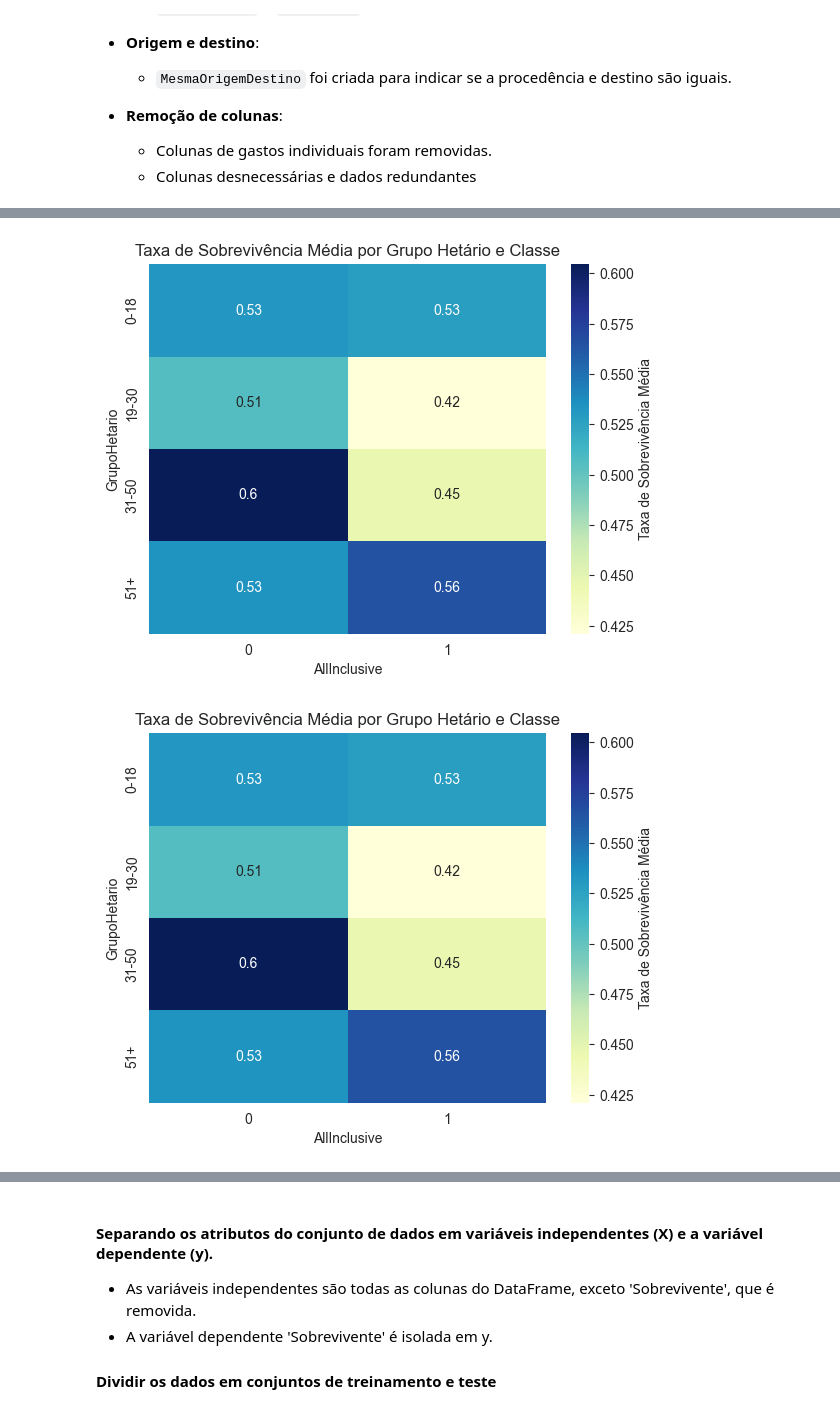
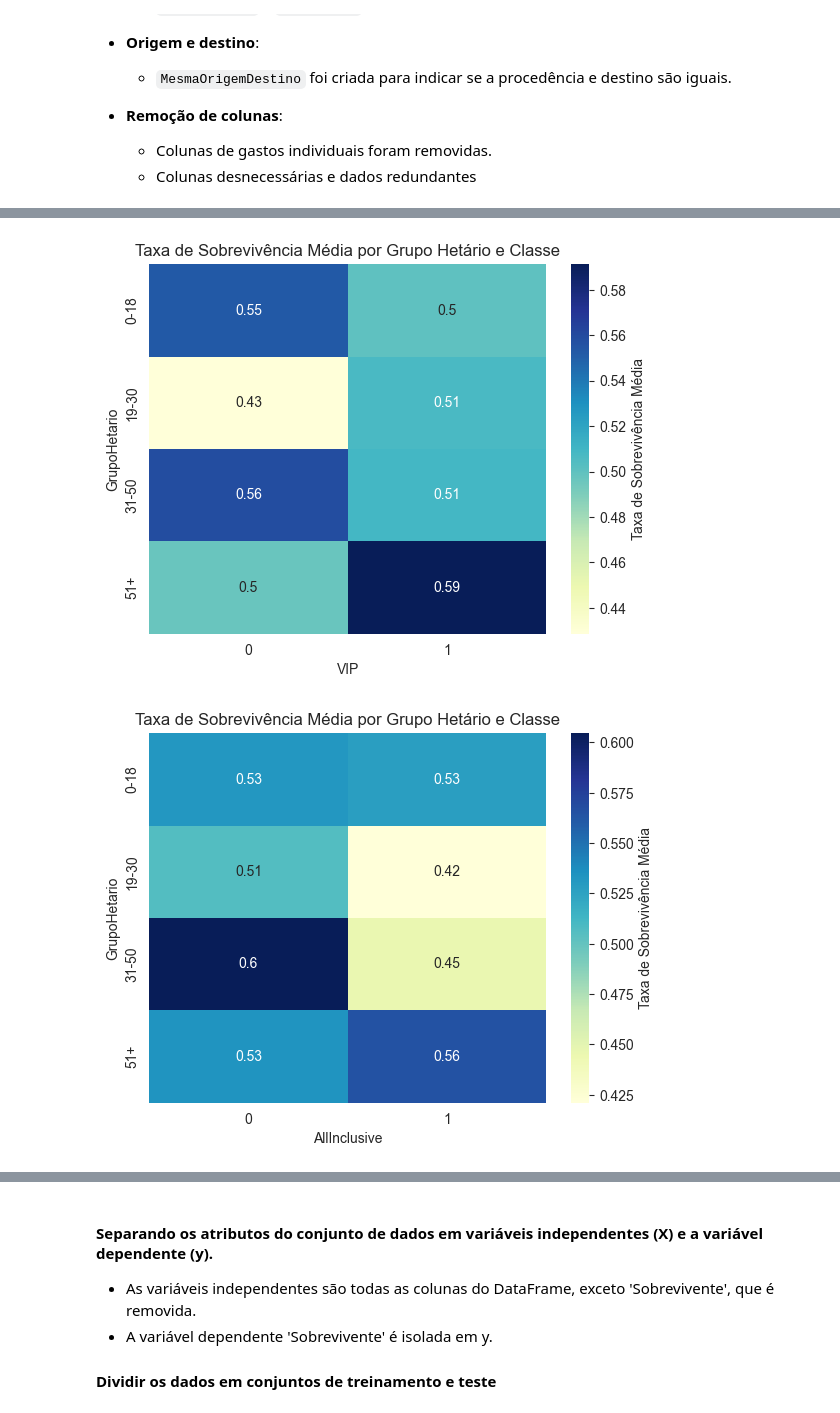
Before and after one commit to laiszig/machine_learning_sandbox, a Jupyter notebook: machine-learning/pucrs/ML-Project_2/org/naufragio-subterraneo-projeto2.ipynb, the cells around one changed output, grey strips where cells are left out. Cells and saved outputs as stored; diff of their text form; code cells hidden in the pictures.

```diff
--- a/machine-learning/pucrs/ML-Project_2/org/naufragio-subterraneo-projeto2.ipynb
+++ b/machine-learning/pucrs/ML-Project_2/org/naufragio-subterraneo-projeto2.ipynb
@@ -230,14 +254,14 @@ df[['Idade', 'TotalGasto']].describe()
 # %%
-pivot_table = df.pivot_table(values="Sobrevivente", index="GrupoHetario", columns="AllInclusive", aggfunc="mean")
+pivot_table = df.pivot_table(values="Sobrevivente", index="GrupoHetario", columns="VIP", aggfunc="mean")
 sns.heatmap(pivot_table, annot=True, cmap="YlGnBu", cbar_kws={'label': 'Taxa de Sobrevivência Média'})
 plt.title("Taxa de Sobrevivência Média por Grupo Hetário e Classe")
 plt.show()
 
 pivot_table = df.pivot_table(values="Sobrevivente", index="GrupoHetario", columns="AllInclusive", aggfunc="mean")
 sns.heatmap(pivot_table, annot=True, cmap="YlGnBu", cbar_kws={'label': 'Taxa de Sobrevivência Média'})
 plt.title("Taxa de Sobrevivência Média por Grupo Hetário e Classe")
 plt.show()
 # %% [output]
-[figure, old version]
+[figure, new version]
 [figure]
 # %%
```
Also changed, not shown: parts of 38 cells of this notebook.
